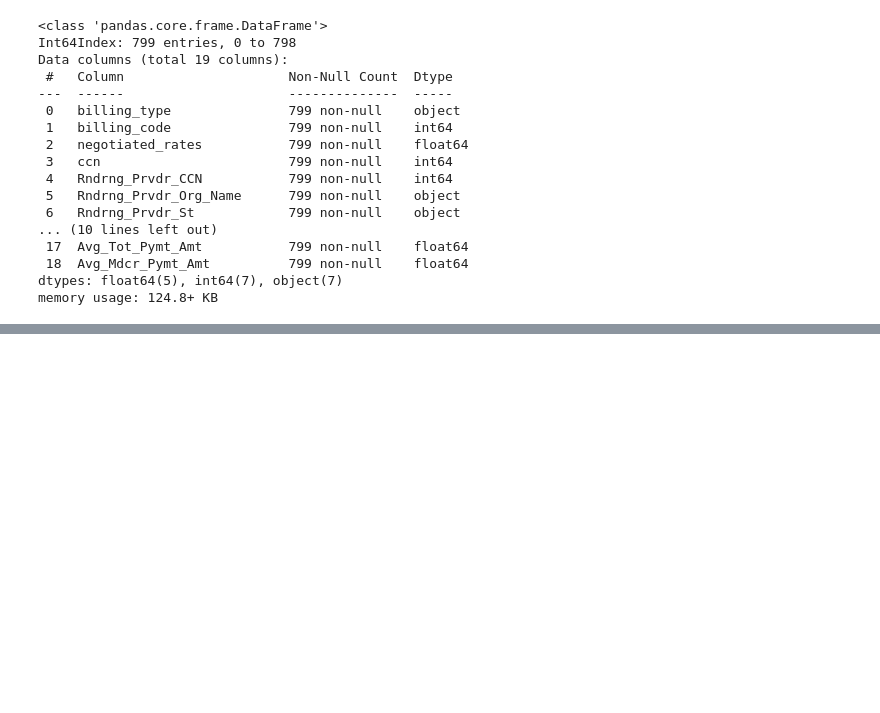
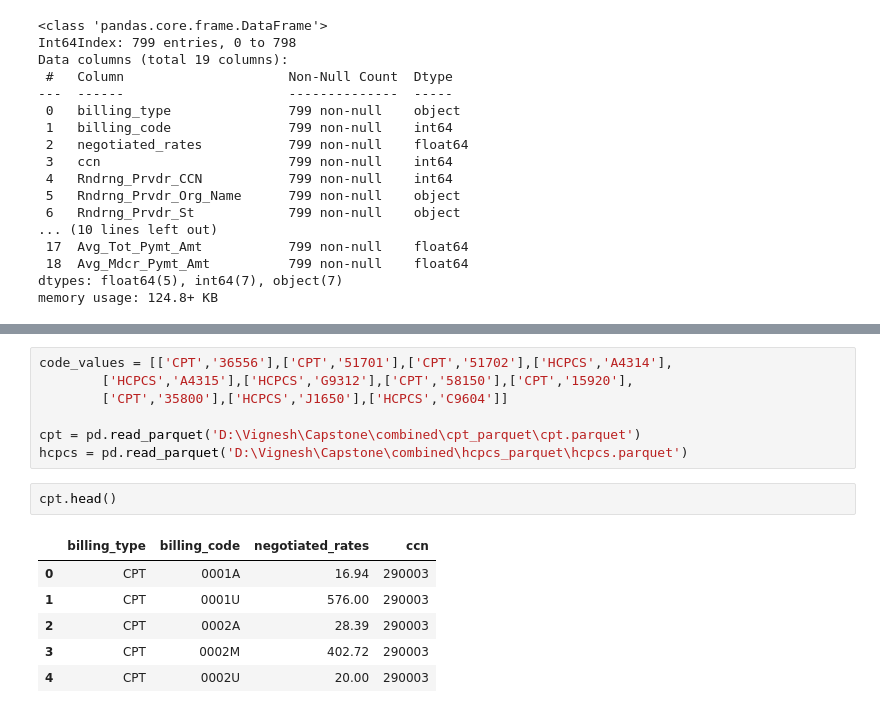
Before and after one commit to tennisvs/Springboard, a Jupyter notebook: Capstone/Capstone_Part_5_EDA.ipynb, the cells around one changed output, grey strips where cells are left out. Cells and saved outputs as stored; diff of their text form; blank space fills up the shorter version.

```diff
--- a/Capstone/Capstone_Part_5_EDA.ipynb
+++ b/Capstone/Capstone_Part_5_EDA.ipynb
@@ -114,0 +132,16 @@ memory usage: 124.8+ KB
+# %%
+code_values = [['CPT','36556'],['CPT','51701'],['CPT','51702'],['HCPCS','A4314'],
+        ['HCPCS','A4315'],['HCPCS','G9312'],['CPT','58150'],['CPT','15920'],
+        ['CPT','35800'],['HCPCS','J1650'],['HCPCS','C9604']]
+
+cpt = pd.read_parquet('D:\Vignesh\Capstone\combined\cpt_parquet\cpt.parquet')
+hcpcs = pd.read_parquet('D:\Vignesh\Capstone\combined\hcpcs_parquet\hcpcs.parquet')
+# %%
+cpt.head()
+# %% [output]
+|  | billing_type | billing_code | negotiated_rates | ccn |
+| 0 | CPT | 0001A | 16.94 | 290003 |
+| 1 | CPT | 0001U | 576.00 | 290003 |
+| 2 | CPT | 0002A | 28.39 | 290003 |
+| 3 | CPT | 0002M | 402.72 | 290003 |
+| 4 | CPT | 0002U | 20.00 | 290003 |
```
Also changed, not shown: parts of 16 cells of this notebook.
